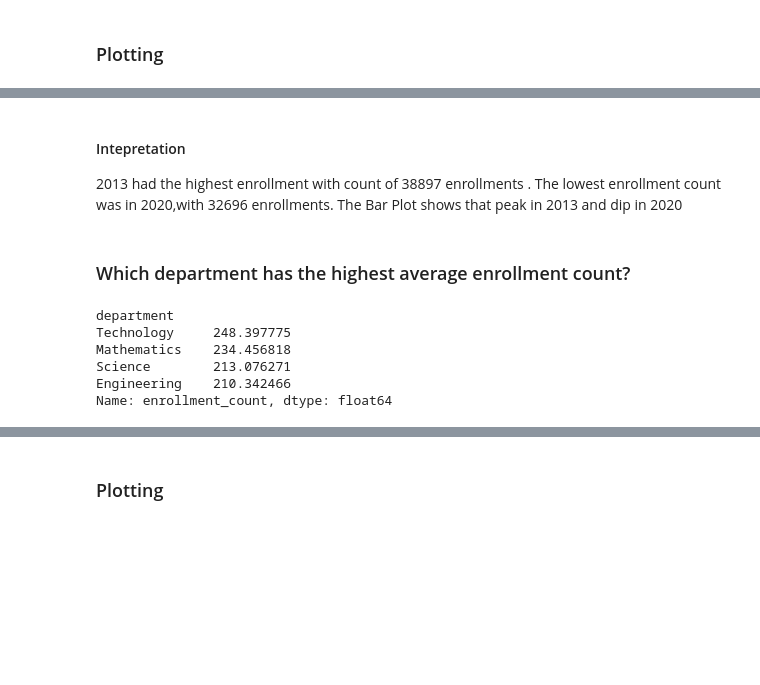
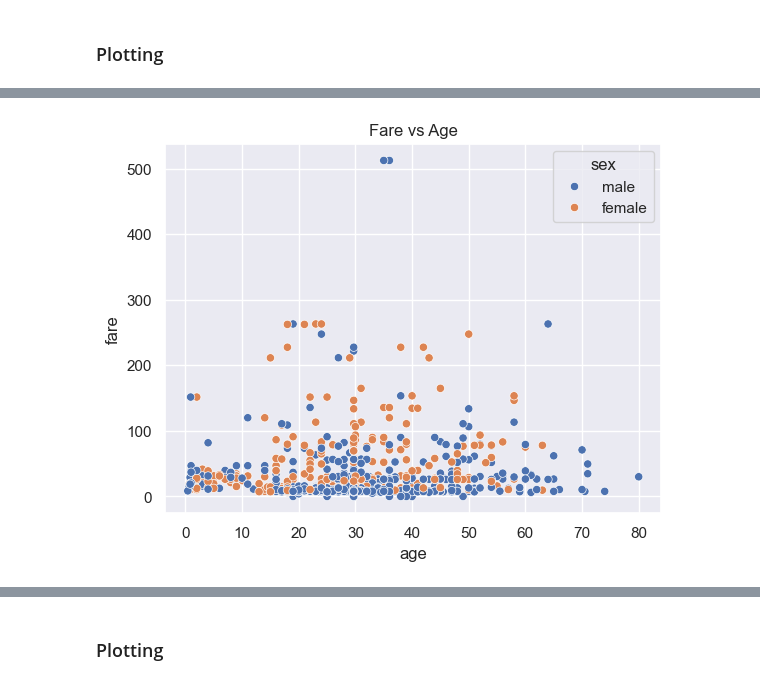
Before and after one commit to AbdullahHasan0/Data-Science-Group-2---BWF---Abdullah-Hasan, a Jupyter notebook: Task 18/Task 18.ipynb, the cells around one changed output, grey strips where cells are left out. Cells and saved outputs as stored; diff of their text form; code cells hidden in the pictures; blank space fills up the shorter version.

```diff
--- a/Task 18/Task 18.ipynb
+++ b/Task 18/Task 18.ipynb
@@ -157,0 +160,2 @@ numericData = data.select_dtypes('number')
+# %%
+data.drop('deck',axis = 1 , inplace = True)
@@ -169,0 +184,2 @@ dtype: int64
+# %%
+data['age'] = data['age'].fillna(data['age'].mean())
@@ -169,0 +210,4 @@ dtype: int64
+# %%
+data.dropna(axis=0,inplace=True)
+
+data.isnull().sum()
@@ -234,21 +260,2 @@ Name: enrollment_count, dtype: int64
 # %% [markdown]
 ### Plotting
-# %%
-
-
-
-# Plotting the bar chart
-
-plt.style.use('ggplot')
-plt.figure(figsize=(10, 8))
-
-colors = plt.cm.viridis(np.linspace(0, 1, len(yearlyCount)))
-
-plt.bar(yearlyCount.index, yearlyCount.values,color = colors)
-plt.xticks(rotation=90)
-
-plt.title("Yearly Total Enrollment Count")
-plt.ylabel("Enrollment Count")
-plt.xlabel("Year")
-
-plt.show()
@@ -257,16 +262,10 @@ plt.show()
-# %% [markdown]
-#### Intepretation
-
-2013 had the highest enrollment with count of 38897 enrollments . The lowest enrollment count was in 2020,with 32696 enrollments. The Bar Plot shows that peak in 2013 and dip in 2020
-# %% [markdown]
-### Which department has the highest average enrollment count?
-# %%
-departmentCount = data.groupby("department")['enrollment_count'].mean().sort_values(ascending=False)
-departmentCount
-# %% [output]
-department
-Technology     248.397775
-Mathematics    234.456818
-Science        213.076271
-Engineering    210.342466
-Name: enrollment_count, dtype: float64
+# %%
+
+
+sns.scatterplot(x = 'age', y = 'fare', hue ='sex', data=data)
+
+plt.title('Fare vs Age')
+
+plt.show()
+# %% [output]
+[figure, added]
```
Also changed, not shown: parts of 244 cells of this notebook, 2 other files.
